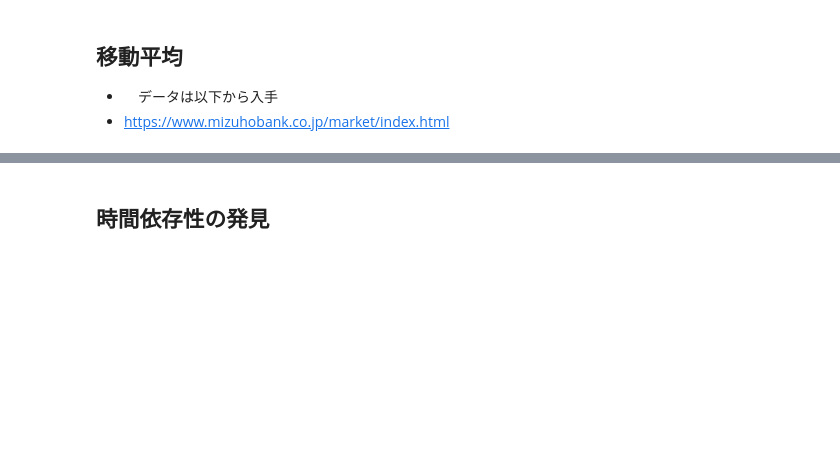
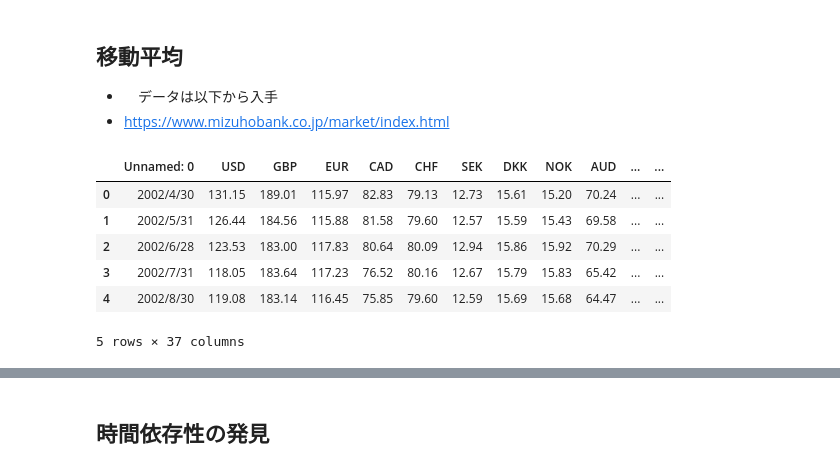
Before and after one commit to miwamasa/DataScience2022, a Jupyter notebook: notebooks/lecture10.ipynb, the cells around one changed output, grey strips where cells are left out. Saved outputs shown, nothing was run; the diff lists cells and outputs as text; code cells hidden in the pictures; blank space fills up the shorter version.

```diff
--- a/notebooks/lecture10.ipynb
+++ b/notebooks/lecture10.ipynb
@@ -183,7 +243,15 @@ import seaborn as sns
 import pandas as pd
 # %%
 # エクセル向けデータで文字コードshift-jis、最初の行は日本語のコラム名なので、飛ばして1行目の英語のコラム名から読む
-df_historical = pd.read_csv("data/m_quote.csv",encoding="shift-jis",header=1)
+df_historical = pd.read_csv("https://raw.githubusercontent.com/miwamasa/DataScience2022/main/notebooks/data/m_quote.csv",encoding="shift-jis",header=1)
 df_historical.head()
+# %% [output]
+|  | Unnamed: 0 | USD | GBP | EUR | CAD | CHF | SEK | DKK | NOK | AUD | ... | ... |
+| 0 | 2002/4/30 | 131.15 | 189.01 | 115.97 | 82.83 | 79.13 | 12.73 | 15.61 | 15.20 | 70.24 | ... | ... |
+| 1 | 2002/5/31 | 126.44 | 184.56 | 115.88 | 81.58 | 79.60 | 12.57 | 15.59 | 15.43 | 69.58 | ... | ... |
+| 2 | 2002/6/28 | 123.53 | 183.00 | 117.83 | 80.64 | 80.09 | 12.94 | 15.86 | 15.92 | 70.29 | ... | ... |
+| 3 | 2002/7/31 | 118.05 | 183.64 | 117.23 | 76.52 | 80.16 | 12.67 | 15.79 | 15.83 | 65.42 | ... | ... |
+| 4 | 2002/8/30 | 119.08 | 183.14 | 116.45 | 75.85 | 79.60 | 12.59 | 15.69 | 15.68 | 64.47 | ... | ... |
+5 rows × 37 columns
 # %%
 df_historical.USD.plot()
```
Also changed, not shown: parts of 63 cells of this notebook.
